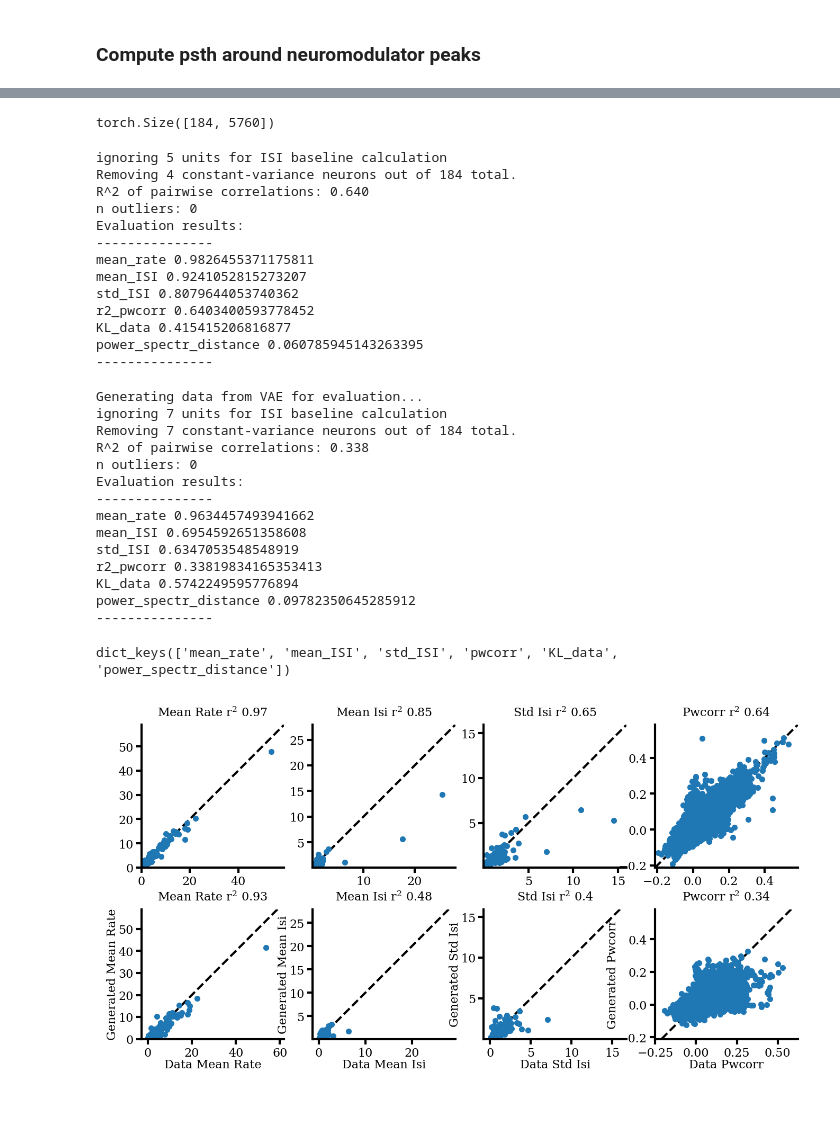
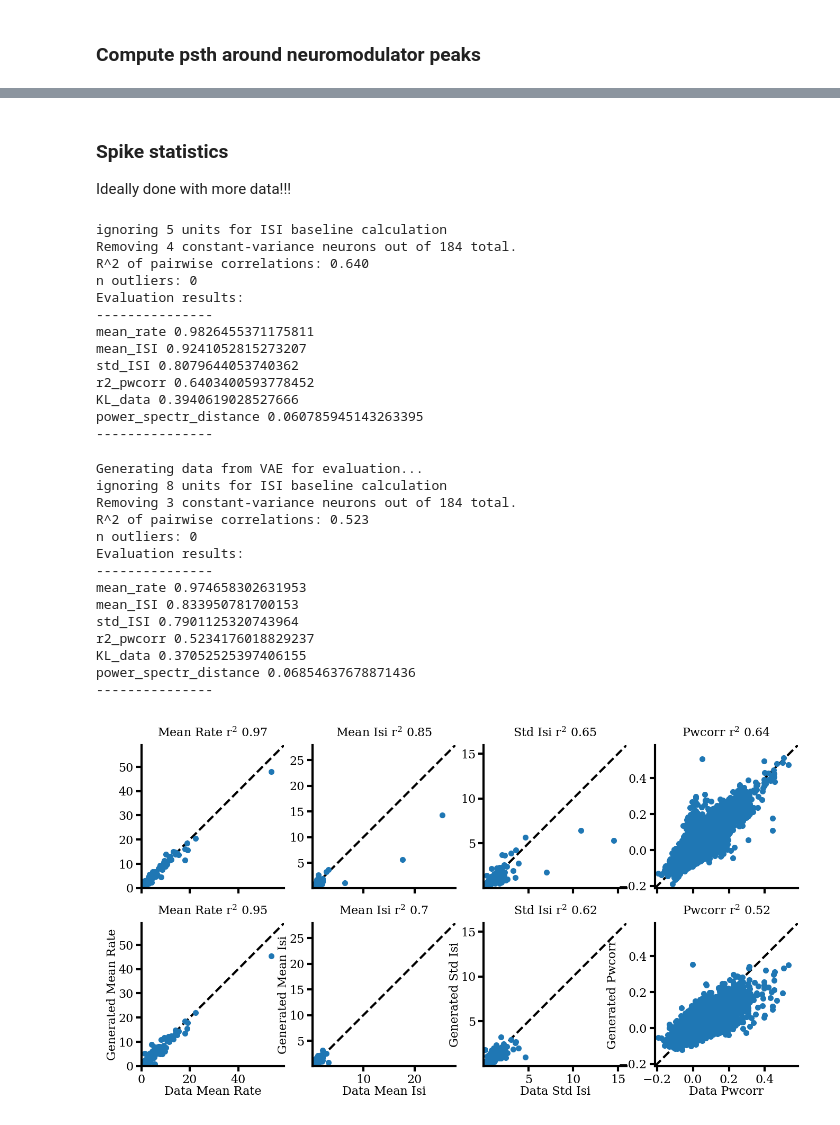
Before and after one commit to Matthijspals/mnm, a Jupyter notebook: generate_figures/plot_single_model.ipynb, the cells around one changed output, grey strips where cells are left out. Drawn from its saved outputs; the diff is of its cells as text; code cells hidden in the pictures.

Commit message:
spike statistics

```diff
--- a/generate_figures/plot_single_model.ipynb
+++ b/generate_figures/plot_single_model.ipynb
@@ -120,14 +117,14 @@ stim_train.shape
 # %% [markdown]
 ### Load model and make some plots
 # %%
-seed = 80 #6679#5450 #3361
-rank =4
+seed = 1772
+rank =12
 
 neuromodulation= "postsynaptic"
 
 model_config = {
     "dataset": "nk339_mPFC",
-    "seed": seed,#,970,,#4107,#8495,#8912,#7366,#7756,#1735,#1387,#6834,#9971,#1594,
+    "seed": seed,
     "rank": rank,
     "activation": "relu",
     "stim": True,
@@ -136,7 +133,7 @@ model_config = {
 }
 
 
-filepath = os.path.join("../models/all/", f'{model_config["dataset"]}_{neuromodulation}_rank_{model_config["rank"]}_activation_{model_config["activation"]}_seed_{model_config["seed"]}_stim_{model_config["stim"]}_binsize_{str(model_config["bin_size"]).replace(".", "_")}_daleslaw_{model_config["dales_law"]}_obs_poisson_shift_0')
+filepath = os.path.join("../models/all/", f'{model_config["dataset"]}_{neuromodulation}_rank_{model_config["rank"]}_activation_{model_config["activation"]}_seed_{model_config["seed"]}_stim_{model_config["stim"]}_binsize_{str(model_config["bin_size"]).replace(".", "_")}_daleslaw_{model_config["dales_law"]}_obs_poisson_shift_-4')
 vae, params, task_params, training_params = load_model(filepath)
 # %% [output]
 dict_keys(['dim_x', 'dim_z', 'dim_u', 'dim_N', 'dim_s', 'enc_architecture', 'enc_params', 'prior_architecture', 'rnn_params', 'causal', 'cell_types'])
@@ -524,3 +438,6 @@ plot_traces(torch.poisson(trajs).mean(dim=(0,3)), airpuff_trial_avgs)
+# %% [markdown]
+### Spike statistics
+Ideally done with more data!!!
 # %%
 from evaluation.eval_spikestats import eval_spikestats, eval_pairwise_corr
 # %%
@@ -530,11 +447,9 @@ x_test_baseline = training_params["x_test_baseline"].to(device=device)
 s_test_baseline = training_params["s_test_baseline"].to(device=device).view(1, 1, -1)
 stim_arr_test_baseline = training_params["stim_arr_test_baseline"].to(device=device).unsqueeze(0)
 num_samples = 2500
-# %%
-x_test_baseline.shape
-# %% [output]
-torch.Size([184, 5760])
 # %%
+# Compare two halves of test data to get baseline spiking statistics
+
 data_dict_data,data_raw_data= eval_spikestats(
                             x_test=x_test_baseline[:, :2700].unsqueeze(0).repeat(2,1,1),
                             x_gen = x_test_baseline[:, -2700:].unsqueeze(0).repeat(2,1,1),
@@ -558,10 +473,12 @@ mean_rate 0.9826455371175811
 mean_ISI 0.9241052815273207
 std_ISI 0.8079644053740362
 r2_pwcorr 0.6403400593778452
-KL_data 0.415415206816877
+KL_data 0.3940619028527666
 power_spectr_distance 0.060785945143263395
 ---------------
 # %%
+# compare test with model generated data
+
 data_dict,data_raw = eval_spikestats(
                             x_test=x_test_baseline,
                             vae=vae,
@@ -570,7 +487,7 @@ data_dict,data_raw = eval_spikestats(
                             initial_state="posterior_sample",
                             verbose=True,
                             num_samples=num_samples,
-                            min_data_points_isi = 5,
+                            min_data_points_isi = 20,
                             return_raw_data=True,
                             dt=0.05,
                             smooth_spikes_KL=True,
@@ -579,55 +496,54 @@ data_dict,data_raw = eval_spikestats(
                             pse_freq_cutoff=200)
 # %% [output]
 Generating data from VAE for evaluation...
-ignoring 7 units for ISI baseline calculation
-Removing 7 constant-variance neurons out of 184 total.
-R^2 of pairwise correlations: 0.338
+ignoring 8 units for ISI baseline calculation
+Removing 3 constant-variance neurons out of 184 total.
+R^2 of pairwise correlations: 0.523
 n outliers: 0
 Evaluation results:
 ---------------
-mean_rate 0.9634457493941662
-mean_ISI 0.6954592651358608
-std_ISI 0.6347053548548919
-r2_pwcorr 0.33819834165353413
-KL_data 0.5742249595776894
-power_spectr_distance 0.09782350645285912
+mean_rate 0.974658302631953
+mean_ISI 0.833950781700153
+std_ISI 0.7901125320743964
+r2_pwcorr 0.5234176018829237
+KL_data 0.37052525397406155
+power_spectr_distance 0.06854637678871436
 ---------------
-# %%
-data_raw.keys()
-# %% [output]
-dict_keys(['mean_rate', 'mean_ISI', 'std_ISI', 'pwcorr', 'KL_data', 'power_spectr_distance'])
 # %%
+# Plot with data inferred limits
+
 titles = ["mean_rate", "mean_ISI", "std_ISI", "pwcorr"]
-fig, ax = plt.subplots(2,4, figsize=(8,4), dpi=200, sharex=False, sharey="col")
+fig, ax = plt.subplots(2,4, figsize=(8,4), dpi=200, sharex="col", sharey="col")
 for i, stat in enumerate(titles):
 
     ax[0,i].scatter(data_raw_data[stat][0][0], data_raw_data[stat][0][1])
     ax[1,i].set_xlabel("Data " + stat.replace("_", " ").title())
     #ax[1,i].set_ylabel("Generated " + stat.replace("_", " ").title())
     ax[0,i].set_title(stat.replace("_", " ").title() + r" $r^2$ " + str(np.round(pearsonr(data_raw_data[stat][0][0], data_raw_data[stat][0][1])[0]**2,2)))
     ax[1,i].set_title(stat.replace("_", " ").title() + r" $r^2$ " + str(np.round(pearsonr(data_raw[stat][0][0], data_raw[stat][0][1])[0]**2,2)))
     max_val = max(max(data_raw_data[stat][0][0]), max(data_raw_data[stat][0][1]))
     max_val_gen = max(max(data_raw[stat][0][0]), max(data_raw[stat][0][1]))
     max_val = max(max_val, max_val_gen)
     min_val = min(min(data_raw_data[stat][0][0]), min(data_raw_data[stat][0][1]))
     min_val_gen = min(min(data_raw[stat][0][0]), min(data_raw[stat][0][1]))
     min_val = min(min_val, min_val_gen)
 
     ax[0,i].set_xlim(min_val*1.1, max_val*1.1)
     ax[0,i].set_ylim(min_val*1.1, max_val*1.1)
+    ax[1,i].set_xlim(min_val*1.1, max_val*1.1)
     ax[0,i].plot([min_val*1.1, max_val*1.1], [min_val*1.1, max_val*1.1], color='black', ls='--', zorder= -10)
     ax[0,i].set_aspect('equal', adjustable='box')
 
     ax[1,i].scatter(data_raw[stat][0][0], data_raw[stat][0][1])
     ax[1,i].set_xlabel("Data " + stat.replace("_", " ").title())
     ax[1,i].set_ylabel("Generated " + stat.replace("_", " ").title())
     ax[1,i].plot([min_val*1.1, max_val*1.1], [min_val*1.1, max_val*1.1], color='black', ls='--', zorder= -10)
     ax[1,i].set_aspect('equal', adjustable='box')
 
 
     max_rate = max(max(data_raw["mean_rate"][0][0]), max(data_raw["mean_rate"][0][1]))
 
     ax[0,i].set_aspect('equal', adjustable='box')
     ax[1,i].set_aspect('equal', adjustable='box')
 # %% [output]
-[figure, old version]
+[figure, new version]
```
Also changed, not shown: parts of 26 cells of this notebook, 2 other files.
